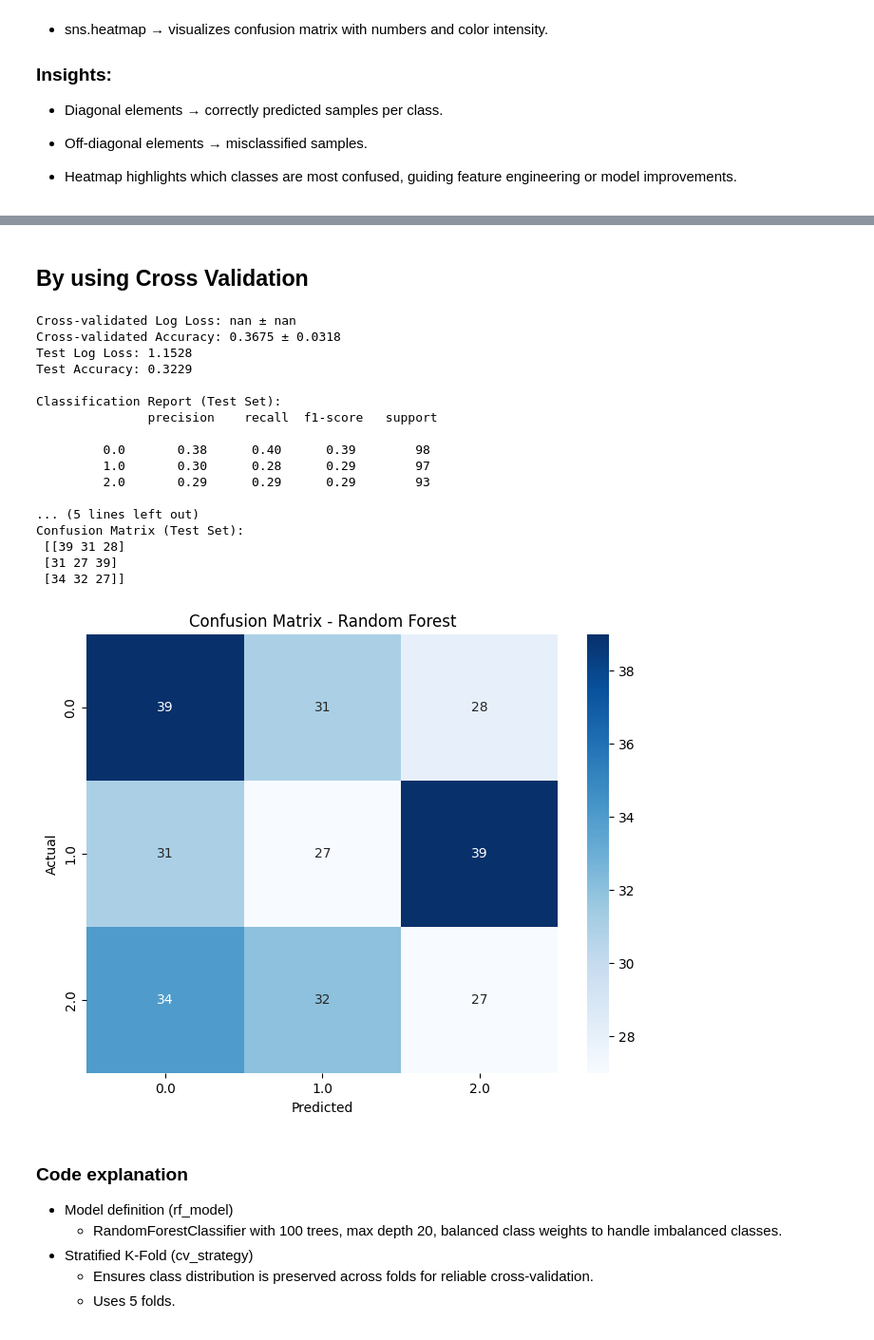
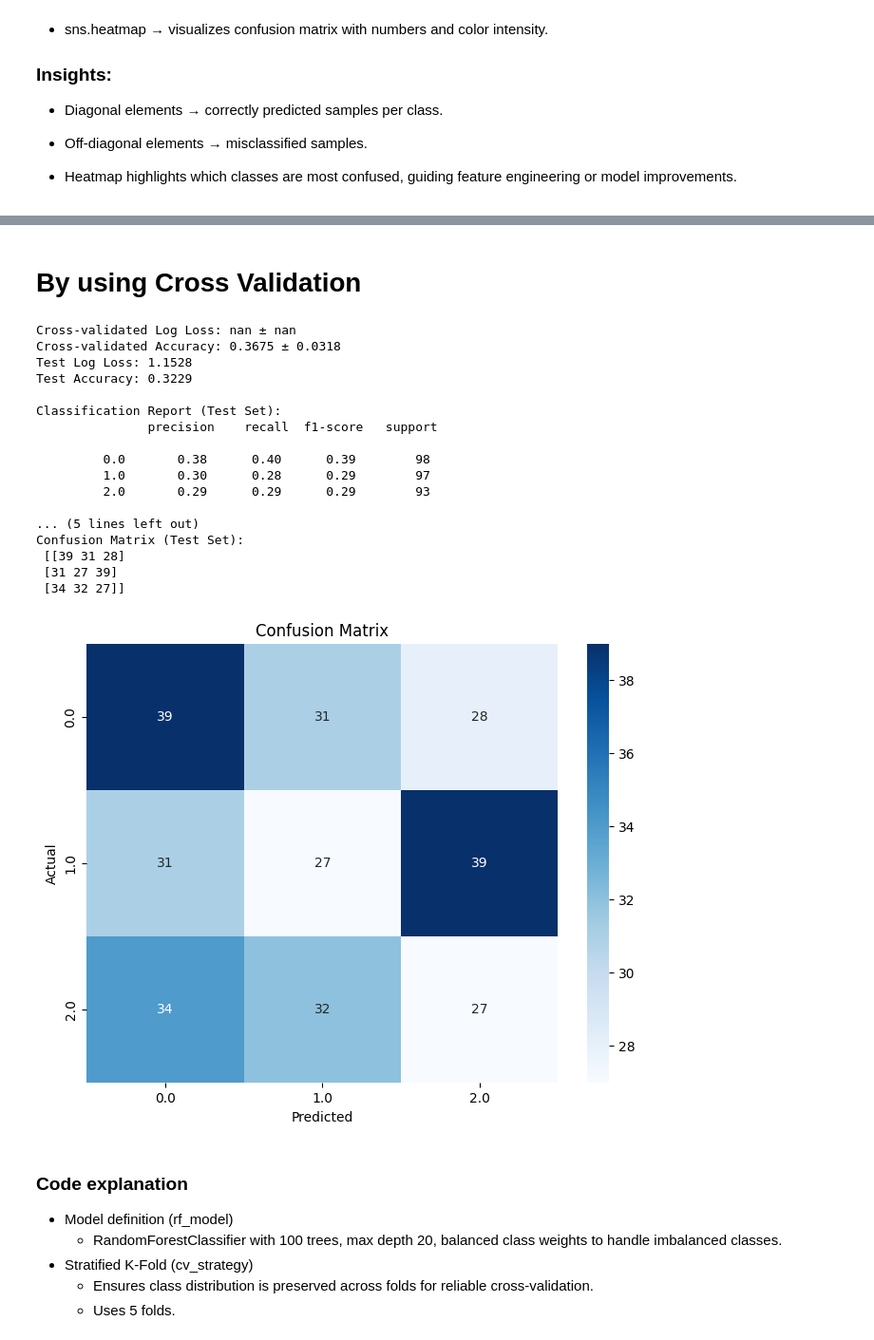
Before and after one commit to Rose1509/Drug_Labels_and_SideEffects, a Jupyter notebook: Drug Labels and Side Effects Analysis.ipynb, the cells around one changed output, grey strips where cells are left out. Shown at 95% size. Cells and saved outputs as stored; diff of their text form; code cells hidden in the pictures.

```diff
--- a/Drug Labels and Side Effects Analysis.ipynb
+++ b/Drug Labels and Side Effects Analysis.ipynb
@@ -2024,5 +2054,5 @@ plt.show()
 # %% [markdown]
-## By using Cross Validation
+# By using Cross Validation
 # %%
 import numpy as np
 import matplotlib.pyplot as plt
@@ -2094,35 +2124,35 @@ print(f"Test Accuracy: {test_accuracy:.4f}")
 
 # === Detailed classification report & confusion matrix ===
 print("\nClassification Report (Test Set):\n", classification_report(y_test, y_pred, zero_division=0))
 cm = confusion_matrix(y_test, y_pred)
 print("\nConfusion Matrix (Test Set):\n", cm)
 
 # === Plot confusion matrix ===
 plt.figure(figsize=(8,6))
 sns.heatmap(cm, annot=True, fmt='d', cmap='Blues', xticklabels=rf_model.classes_, yticklabels=rf_model.classes_)
 plt.xlabel('Predicted')
 plt.ylabel('Actual')
-plt.title('Confusion Matrix - Random Forest')
+plt.title('Confusion Matrix')
 plt.show()
 # %% [output]
 Cross-validated Log Loss: nan ± nan
 Cross-validated Accuracy: 0.3675 ± 0.0318
 Test Log Loss: 1.1528
 Test Accuracy: 0.3229
 
 Classification Report (Test Set):
                precision    recall  f1-score   support
 
          0.0       0.38      0.40      0.39        98
          1.0       0.30      0.28      0.29        97
          2.0       0.29      0.29      0.29        93
 
 ... (5 lines left out)
 Confusion Matrix (Test Set):
  [[39 31 28]
  [31 27 39]
  [34 32 27]]
-[figure, old version]
+[figure, new version]
 # %% [markdown]
 ### Code explanation
 
```
Also changed, not shown: parts of 90 cells of this notebook, 1 other file.
